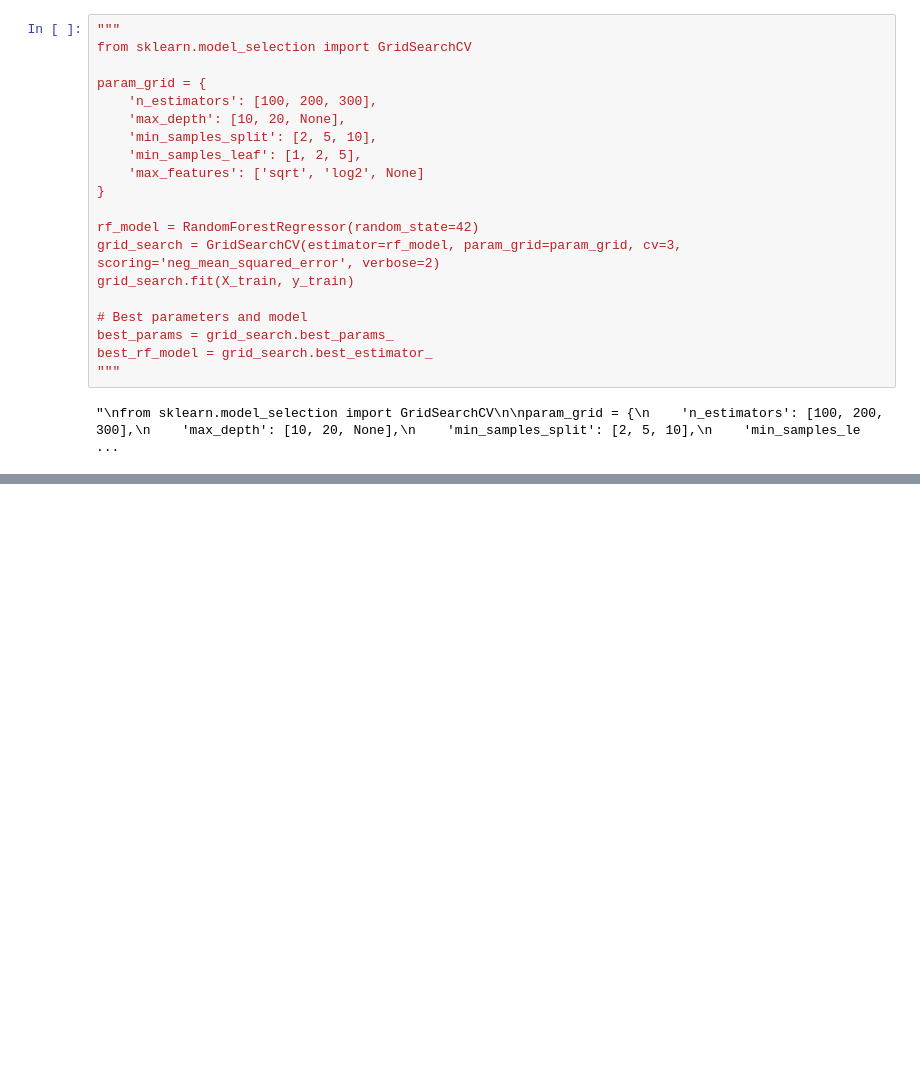
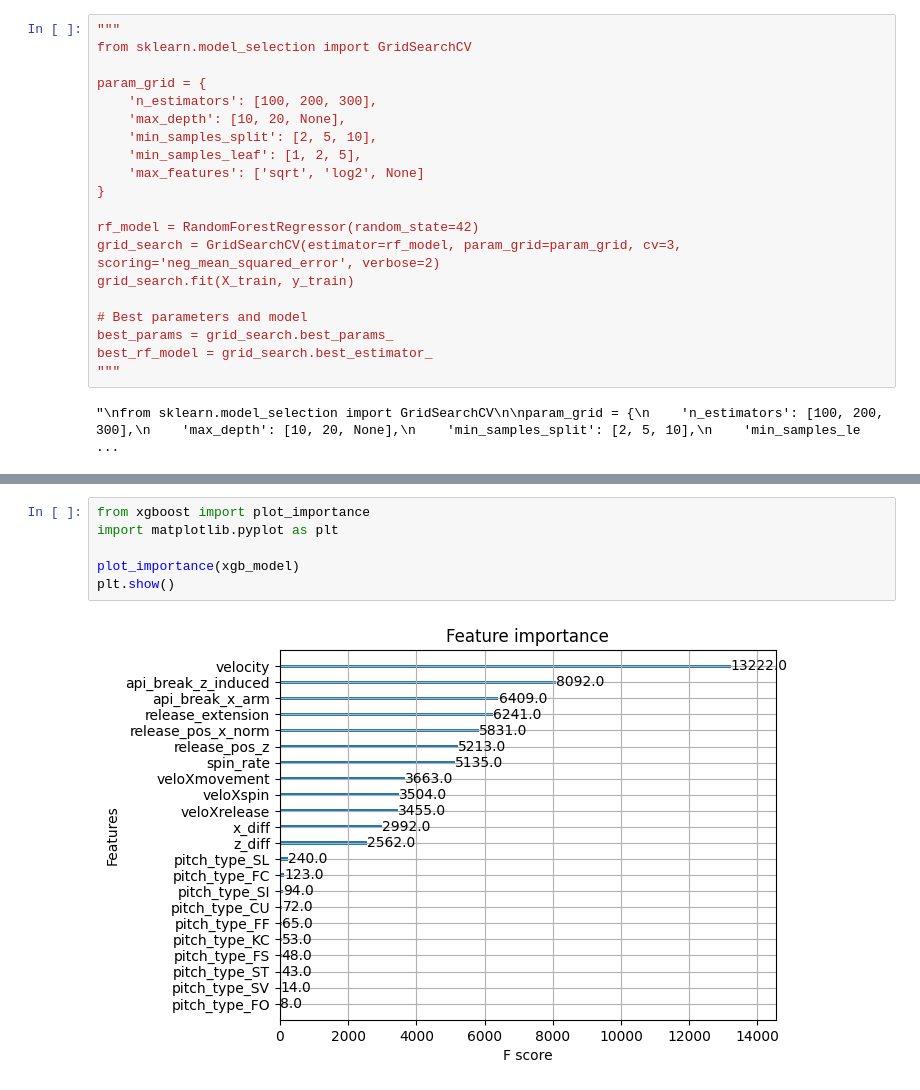
Before and after one commit to alex-rimerman/ARStuff, a Jupyter notebook: Stuff+.ipynb, the cells around one changed output, grey strips where cells are left out. Saved outputs shown, nothing was run; the diff lists cells and outputs as text; blank space fills up the shorter version.

```diff
--- a/Stuff+.ipynb
+++ b/Stuff+.ipynb
@@ -539,0 +629,8 @@ print(data.head())
+# %%
+from xgboost import plot_importance
+import matplotlib.pyplot as plt
+
+plot_importance(xgb_model)
+plt.show()
+# %% [output]
+[figure, added]
```
Also changed, not shown: parts of 31 cells of this notebook.
